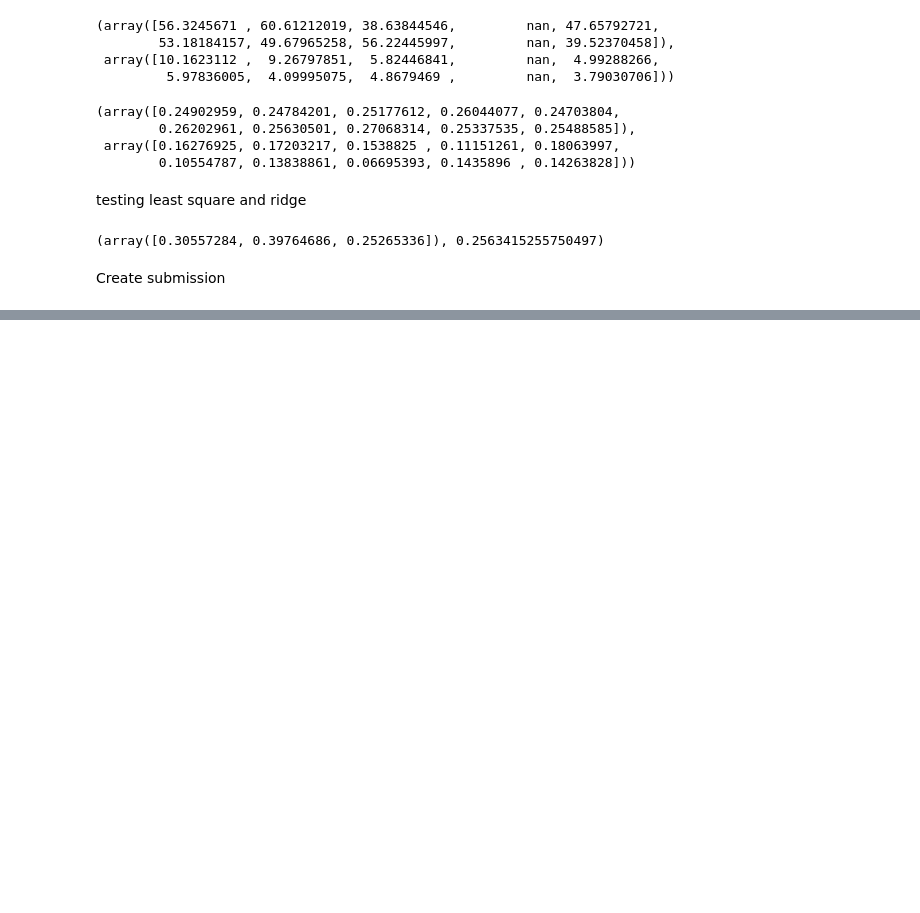
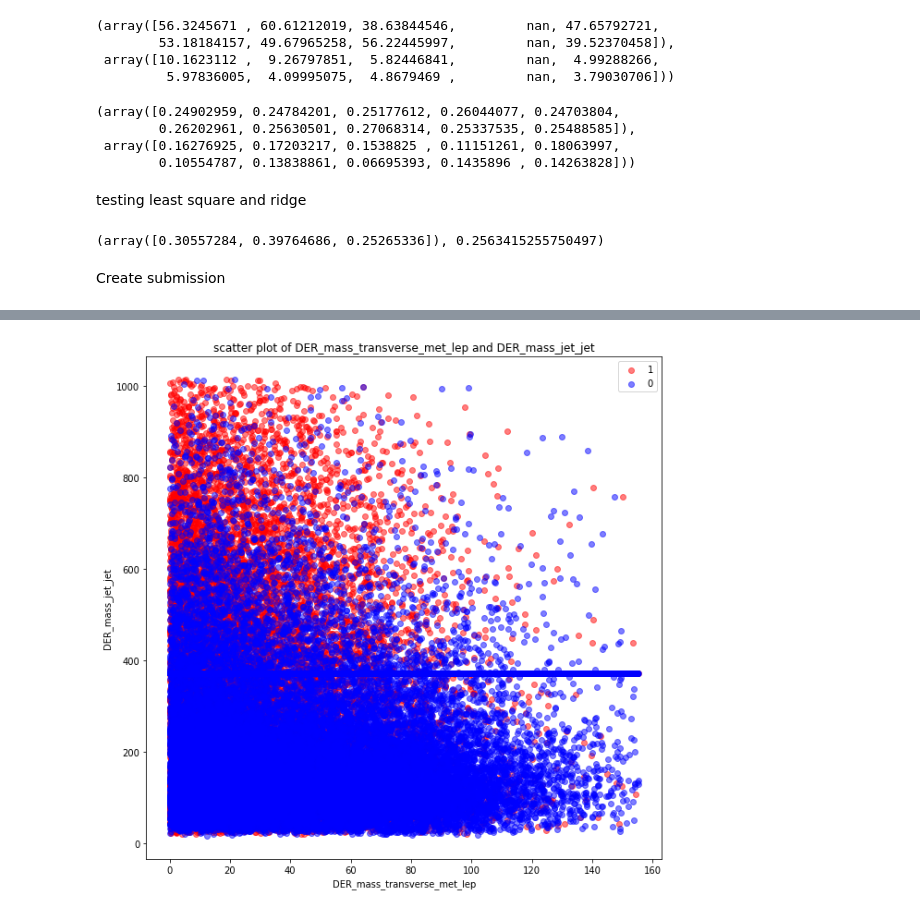
Before and after one commit to CS-433/ml-project-1-bkm, a Jupyter notebook: playground.ipynb, the cells around one changed output, grey strips where cells are left out. Drawn from its saved outputs; the diff is of its cells as text; code cells hidden in the pictures; blank space fills up the shorter version.

```diff
--- a/playground.ipynb
+++ b/playground.ipynb
@@ -87,0 +101,4 @@ create_csv_submission(ids_test, y_test, 'bkm.csv')
+# %%
+scatter_feature_distribution(tX, y, 'DER_mass_transverse_met_lep', 'DER_mass_jet_jet')
+# %% [output]
+[figure, added]
```
Also changed, not shown: parts of 5 cells of this notebook, 1 other file.
